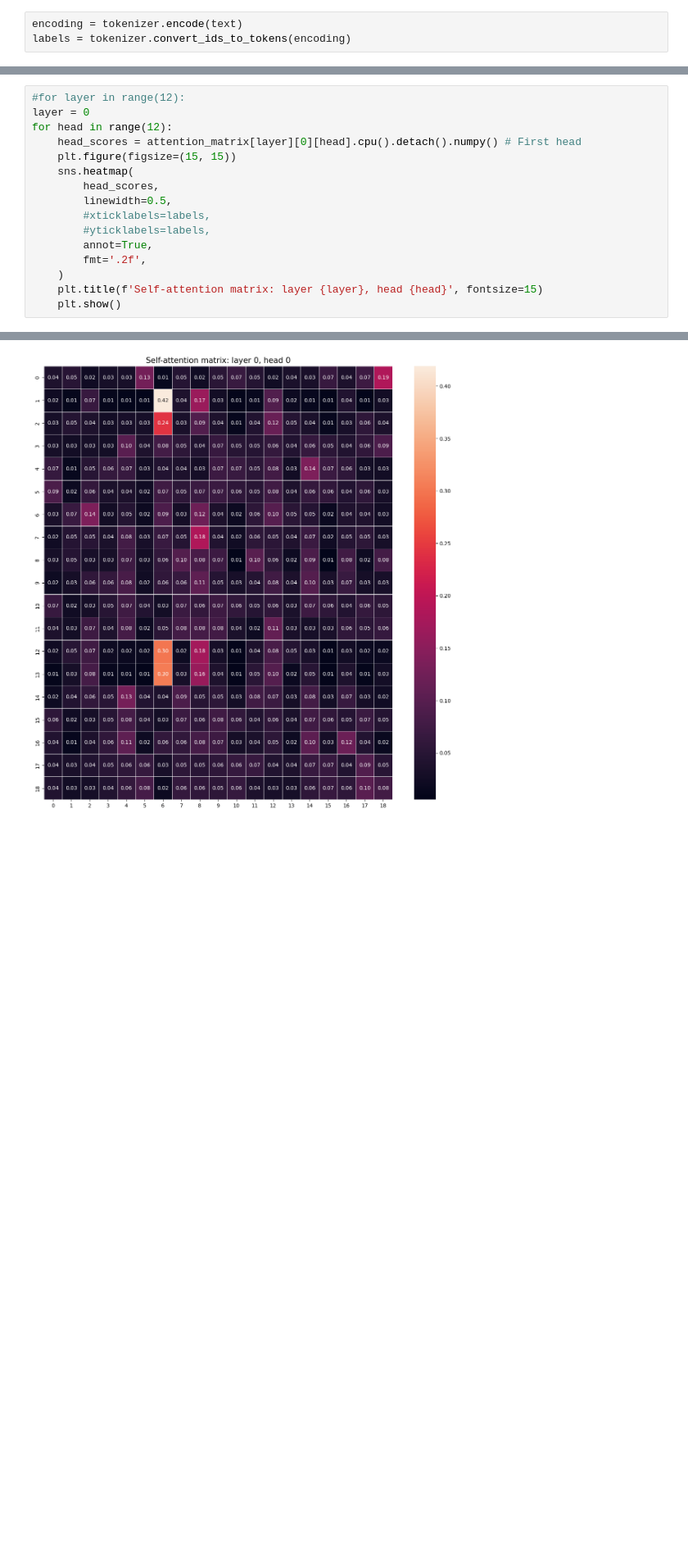
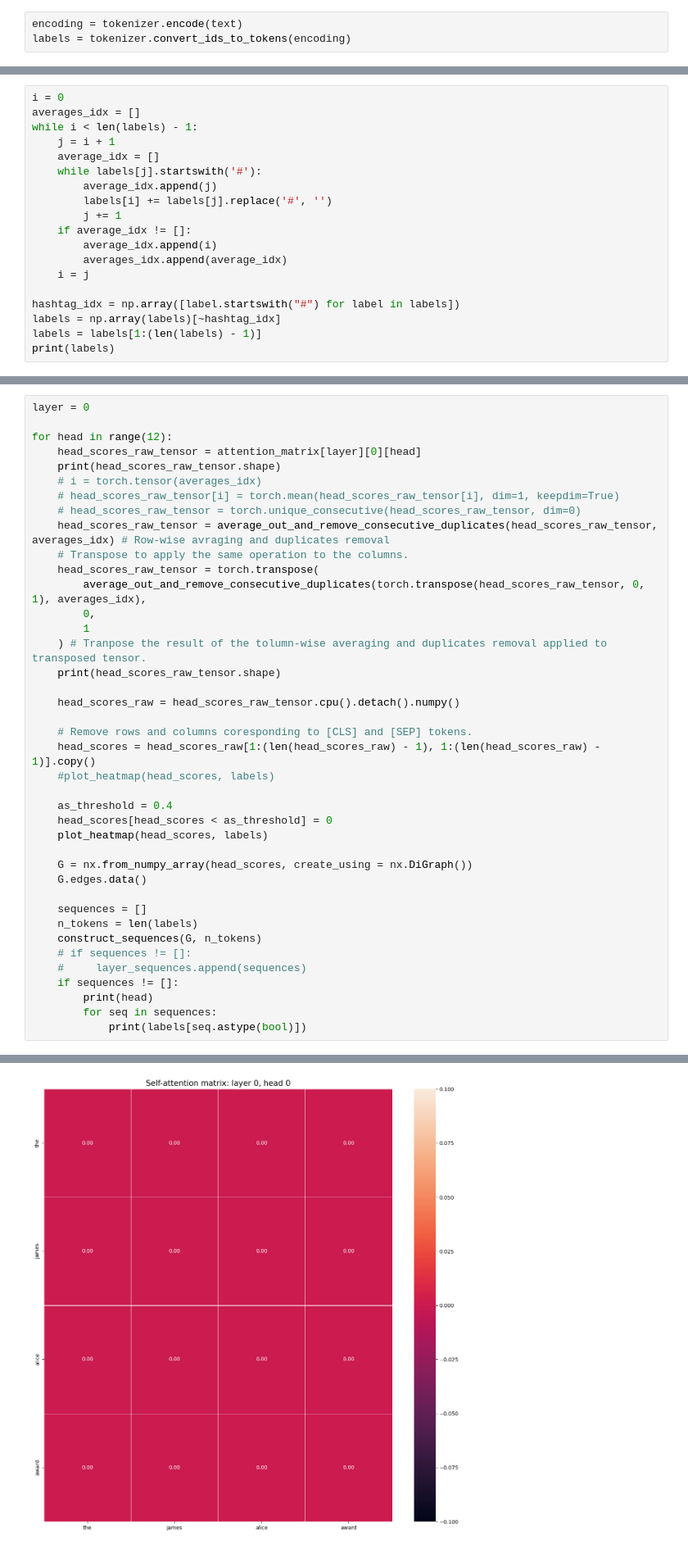
Before and after one commit to dfichiu/ba-thesis, a Jupyter notebook: src/experiments/experiment_transformer_sequences.ipynb, the cells around one changed output, grey strips where cells are left out. Shown at 82% size. Drawn from its saved outputs; the diff is of its cells as text; blank space fills up the shorter version.

Commit message:
alter attention matrix

```diff
--- a/src/experiments/experiment_transformer_sequences.ipynb
+++ b/src/experiments/experiment_transformer_sequences.ipynb
@@ -119,0 +421,19 @@ NameError: name 'head' is not defined
+# %%
+i = 0
+averages_idx = []
+while i < len(labels) - 1:
+    j = i + 1
+    average_idx = []
+    while labels[j].startswith('#'):
+        average_idx.append(j)
+        labels[i] += labels[j].replace('#', '')
+        j += 1
+    if average_idx != []:
+        average_idx.append(i)
+        averages_idx.append(average_idx)
+    i = j
+
+hashtag_idx = np.array([label.startswith("#") for label in labels])
+labels = np.array(labels)[~hashtag_idx]
+labels = labels[1:(len(labels) - 1)]
+print(labels)
@@ -120,17 +442,41 @@ NameError: name 'head' is not defined
 # %%
-#for layer in range(12):
 layer = 0
+
 for head in range(12):
-    head_scores = attention_matrix[layer][0][head].cpu().detach().numpy() # First head
-    plt.figure(figsize=(15, 15))
-    sns.heatmap(
-        head_scores,
-        linewidth=0.5,
-        #xticklabels=labels,
-        #yticklabels=labels,
-        annot=True,
-        fmt='.2f',
-    )
-    plt.title(f'Self-attention matrix: layer {layer}, head {head}', fontsize=15)
-    plt.show()
+    head_scores_raw_tensor = attention_matrix[layer][0][head]
+    print(head_scores_raw_tensor.shape)
+    # i = torch.tensor(averages_idx)
+    # head_scores_raw_tensor[i] = torch.mean(head_scores_raw_tensor[i], dim=1, keepdim=True)
+    # head_scores_raw_tensor = torch.unique_consecutive(head_scores_raw_tensor, dim=0)
+    head_scores_raw_tensor = average_out_and_remove_consecutive_duplicates(head_scores_raw_tensor, averages_idx) # Row-wise avraging and duplicates removal
+    # Transpose to apply the same operation to the columns.
+    head_scores_raw_tensor = torch.transpose(
+        average_out_and_remove_consecutive_duplicates(torch.transpose(head_scores_raw_tensor, 0, 1), averages_idx),
+        0,
+        1
+    ) # Tranpose the result of the tolumn-wise averaging and duplicates removal applied to transposed tensor.
+    print(head_scores_raw_tensor.shape)
+
+    head_scores_raw = head_scores_raw_tensor.cpu().detach().numpy()
+
+    # Remove rows and columns coresponding to [CLS] and [SEP] tokens.
+    head_scores = head_scores_raw[1:(len(head_scores_raw) - 1), 1:(len(head_scores_raw) - 1)].copy()
+    #plot_heatmap(head_scores, labels)
+
+    as_threshold = 0.4
+    head_scores[head_scores < as_threshold] = 0
+    plot_heatmap(head_scores, labels)
+
+    G = nx.from_numpy_array(head_scores, create_using = nx.DiGraph())
+    G.edges.data()
+
+    sequences = []
+    n_tokens = len(labels)
+    construct_sequences(G, n_tokens)
+    # if sequences != []:
+    #     layer_sequences.append(sequences)
+    if sequences != []:
+        print(head)
+        for seq in sequences:
+            print(labels[seq.astype(bool)])
 # %% [output]
@@ -137 +485 @@ for head in range(12):
-[figure, old version]
+[figure, new version]
```
Also changed, not shown: parts of 29 cells of this notebook, 3 other files.
